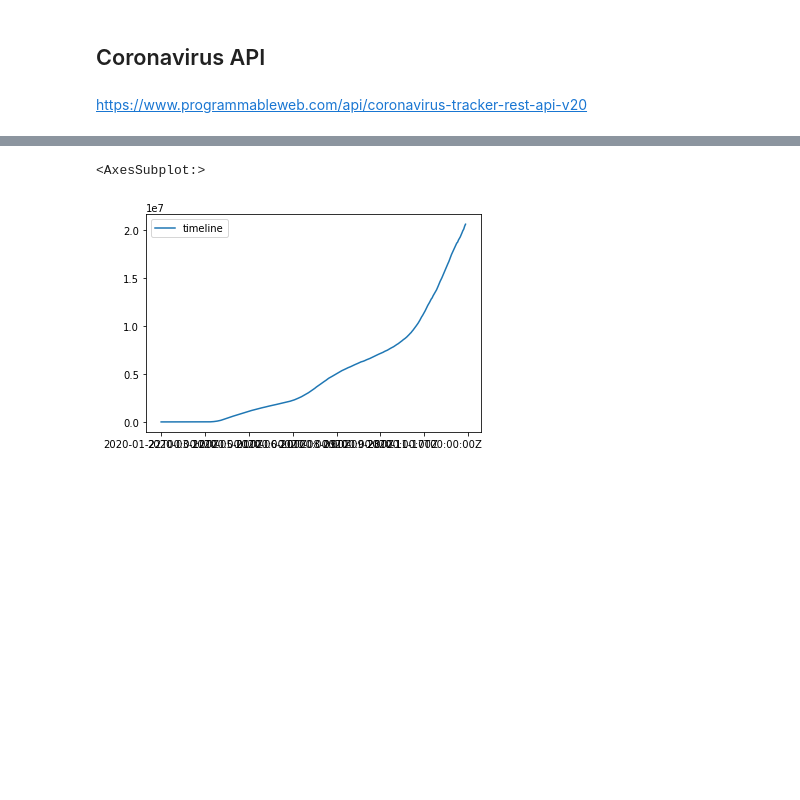
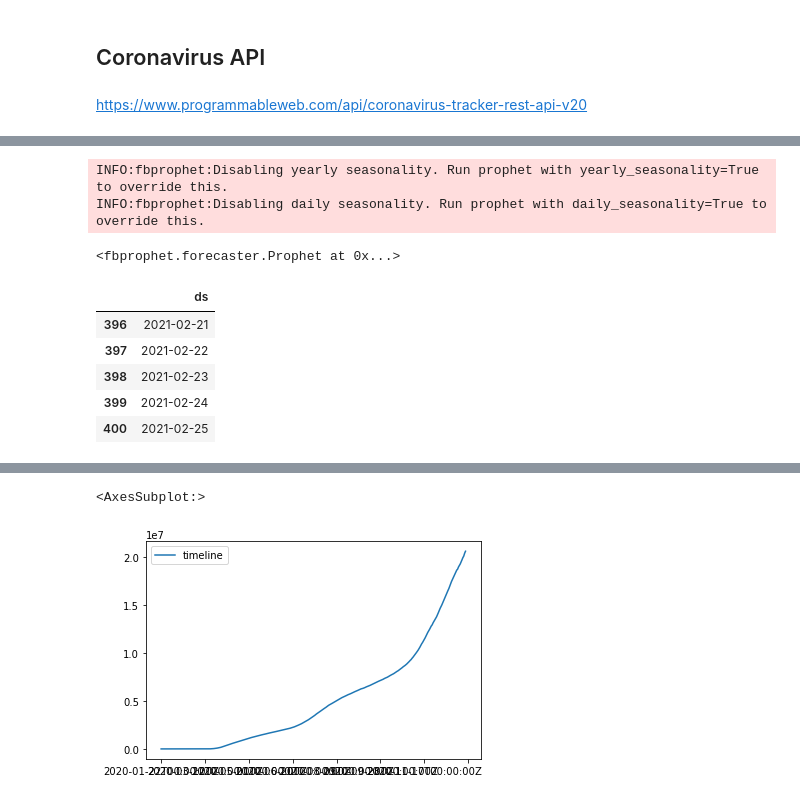
Before and after one commit to ghcn345/Coronavirus-Prediction, a Jupyter notebook: project_coronavirus.ipynb, the cells around one changed output, grey strips where cells are left out. Cells and saved outputs as stored; diff of their text form; code cells hidden in the pictures; blank space fills up the shorter version.

```diff
--- a/project_coronavirus.ipynb
+++ b/project_coronavirus.ipynb
@@ -73,0 +121,17 @@ pd.DataFrame(d['locations'][248]['timelines']['deaths'])
+# %%
+Model = Prophet(interval_width=0.95)
+Model.fit(ts)
+# %% [output]
+INFO:fbprophet:Disabling yearly seasonality. Run prophet with yearly_seasonality=True to override this.
+INFO:fbprophet:Disabling daily seasonality. Run prophet with daily_seasonality=True to override this.
+<fbprophet.forecaster.Prophet at 0x...>
+# %%
+future_dates = Model.make_future_dataframe(periods=30, freq='D')
+future_dates.tail()
+# %% [output]
+|  | ds |
+| 396 | 2021-02-21 |
+| 397 | 2021-02-22 |
+| 398 | 2021-02-23 |
+| 399 | 2021-02-24 |
+| 400 | 2021-02-25 |
```
Also changed, not shown: parts of 15 cells of this notebook.
